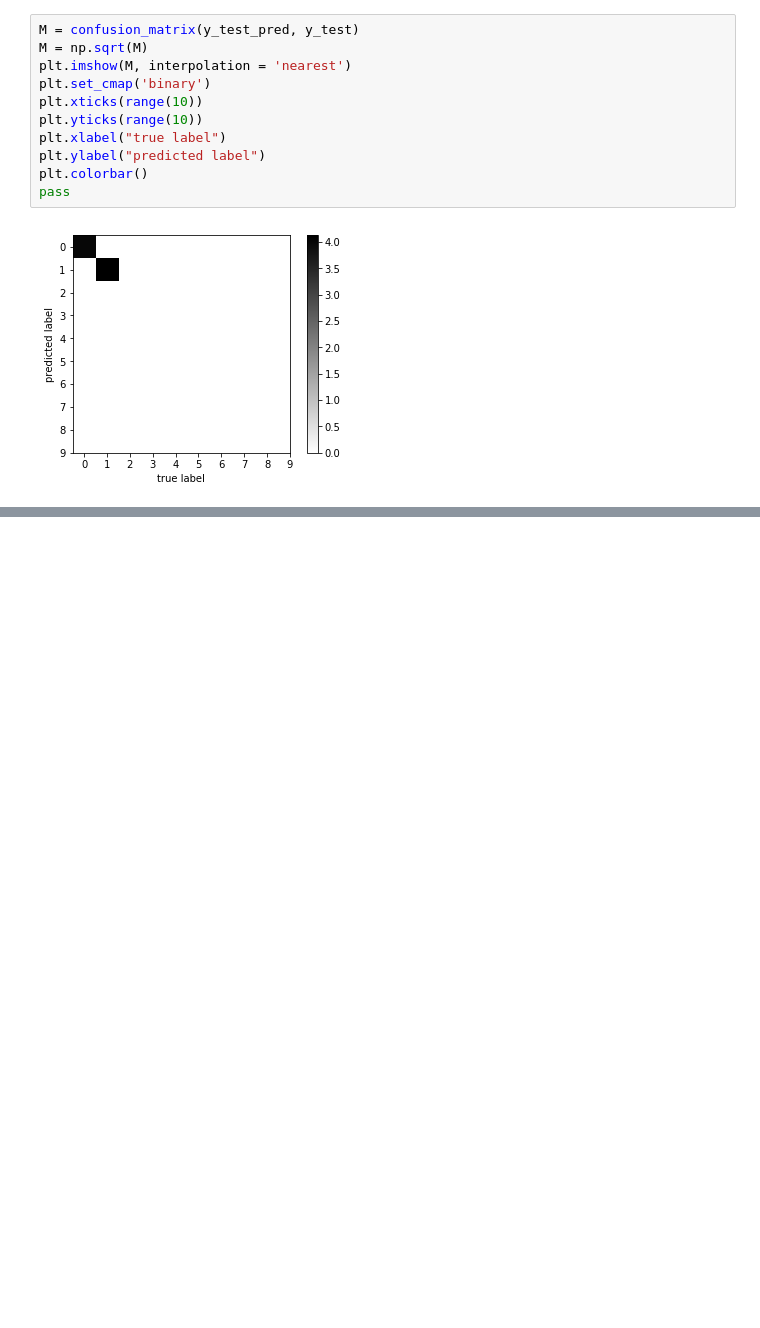
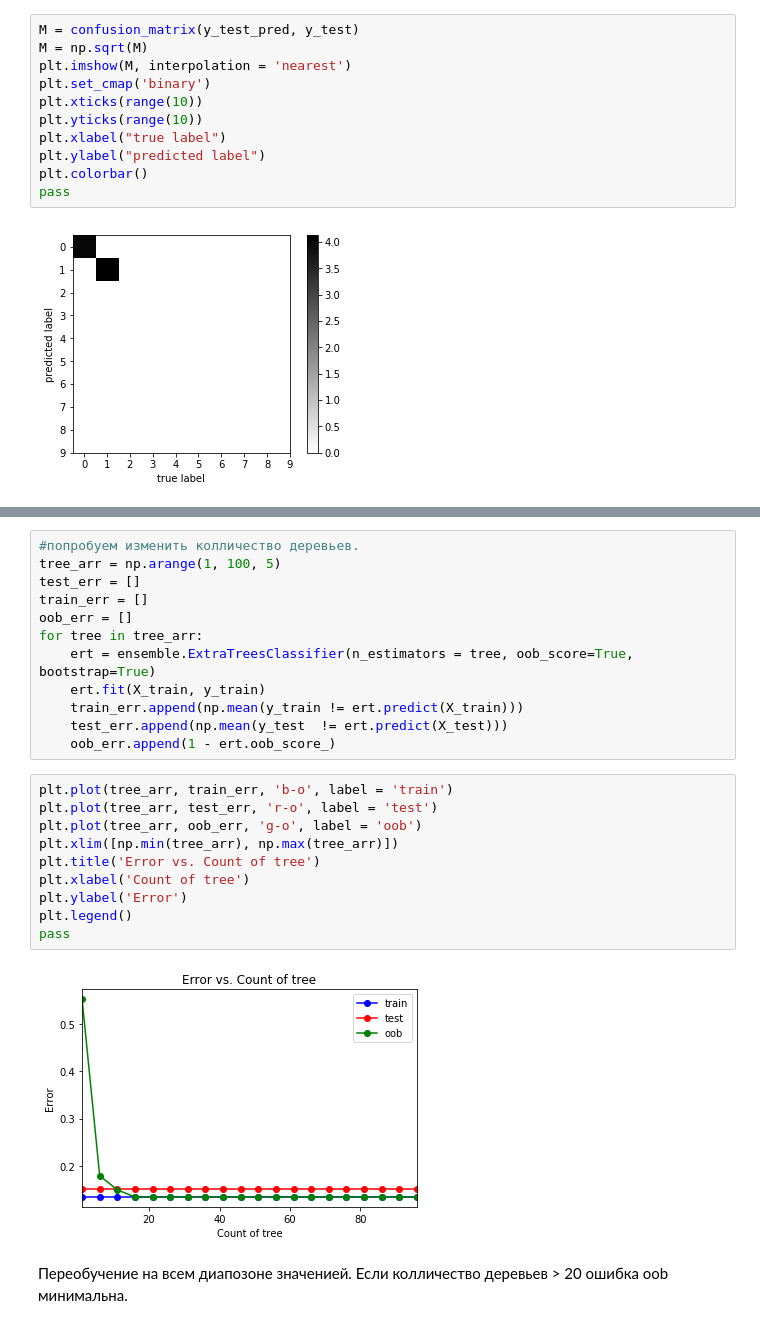
Before and after one commit to 1995konstantin/MachineLearningCourse, a Jupyter notebook: lab2.ipynb, the cells around one changed output, grey strips where cells are left out. Saved outputs shown, nothing was run; the diff lists cells and outputs as text; blank space fills up the shorter version.

```diff
--- a/lab2.ipynb
+++ b/lab2.ipynb
@@ -670,0 +780,26 @@ pass
+# %%
+#попробуем изменить колличество деревьев.
+tree_arr = np.arange(1, 100, 5)
+test_err = []
+train_err = []
+oob_err = []
+for tree in tree_arr:
+    ert = ensemble.ExtraTreesClassifier(n_estimators = tree, oob_score=True, bootstrap=True)
+    ert.fit(X_train, y_train)
+    train_err.append(np.mean(y_train != ert.predict(X_train)))
+    test_err.append(np.mean(y_test  != ert.predict(X_test)))
+    oob_err.append(1 - ert.oob_score_)
+# %%
+plt.plot(tree_arr, train_err, 'b-o', label = 'train')
+plt.plot(tree_arr, test_err, 'r-o', label = 'test')
+plt.plot(tree_arr, oob_err, 'g-o', label = 'oob')
+plt.xlim([np.min(tree_arr), np.max(tree_arr)])
+plt.title('Error vs. Count of tree')
+plt.xlabel('Count of tree')
+plt.ylabel('Error')
+plt.legend()
+pass
+# %% [output]
+[figure, added]
+# %% [markdown]
+Переобучение на всем диапозоне значенией. Если колличество деревьев > 20 ошибка oob минимальна.
```
Also changed, not shown: parts of 42 cells of this notebook.
